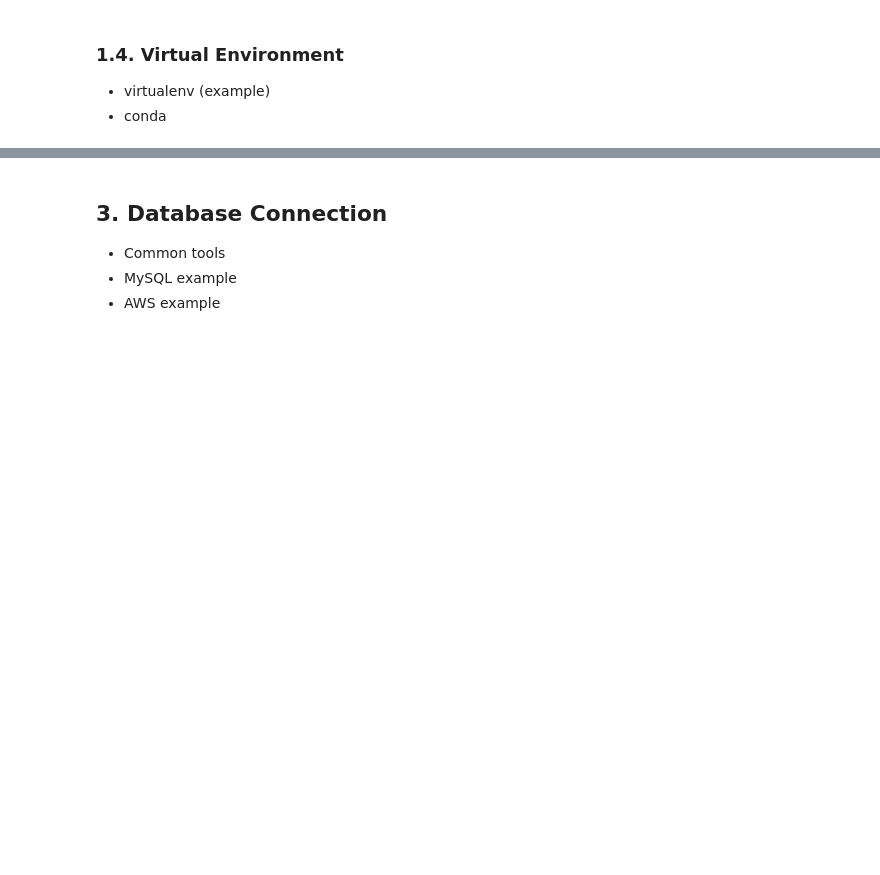
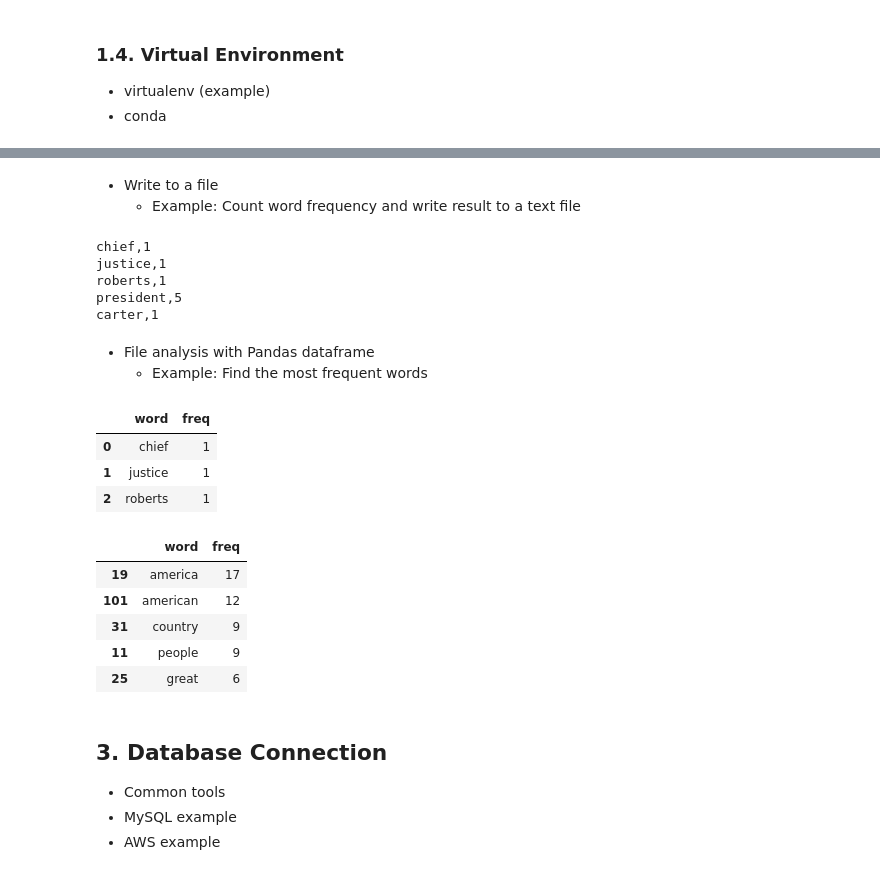
Before and after one commit to xiangshiyin/atl_meetup_20190302, a Jupyter notebook: notebook/demo_v1.ipynb, the cells around one changed output, grey strips where cells are left out. Saved outputs shown, nothing was run; the diff lists cells and outputs as text; code cells hidden in the pictures; blank space fills up the shorter version.

```diff
--- a/notebook/demo_v1.ipynb
+++ b/notebook/demo_v1.ipynb
@@ -140,6 +140,11 @@ x
 * Pandas dataframe
 # %%
 import pandas as pd ## import the pandas library
+
+# show complete dataframe content
+pd.options.display.max_columns = None
+pd.options.display.max_rows = None
+pd.set_option('display.max_colwidth', -1)
 # %%
 df = pd.DataFrame({'name':['ABC','DEF','GHI','JKL'],'age':[20,30,40,50]}) # create from a dictionary
 df
@@ -411,0 +427,3 @@ output
+# %% [markdown]
+* Write to a file
+    * Example: Count word frequency and write result to a text file
@@ -412,3 +449,39 @@ output
+# %%
+## check the file content
+import subprocess
+result = subprocess.check_output('head -5 ../data/word_count_out.csv',shell=True).decode('utf-8')
+print(result)
+# %% [output]
+chief,1
+justice,1
+roberts,1
+president,5
+carter,1
+# %% [markdown]
+* File analysis with Pandas dataframe
+    * Example: Find the most frequent words
+# %%
+df = pd.read_csv('../data/word_count_out.csv',sep=',',header=None,names=['word','freq'])
+df.head(3)
+# %% [output]
+|  | word | freq |
+| 0 | chief | 1 |
+| 1 | justice | 1 |
+| 2 | roberts | 1 |
+# %%
+from sklearn.feature_extraction import stop_words
+df2 = df.loc[~df.word.isin(
+    stop_words.ENGLISH_STOP_WORDS
+)]
+# %%
+df2.sort_values(by='freq',ascending=False).head(5)
+# %% [output]
+|  | word | freq |
+| 19 | america | 17 |
+| 101 | american | 12 |
+| 31 | country | 9 |
+| 11 | people | 9 |
+| 25 | great | 6 |
 # %% [markdown]
 ## 3. Database Connection
 
```
Also changed, not shown: parts of 4 cells of this notebook, 2 other files.
